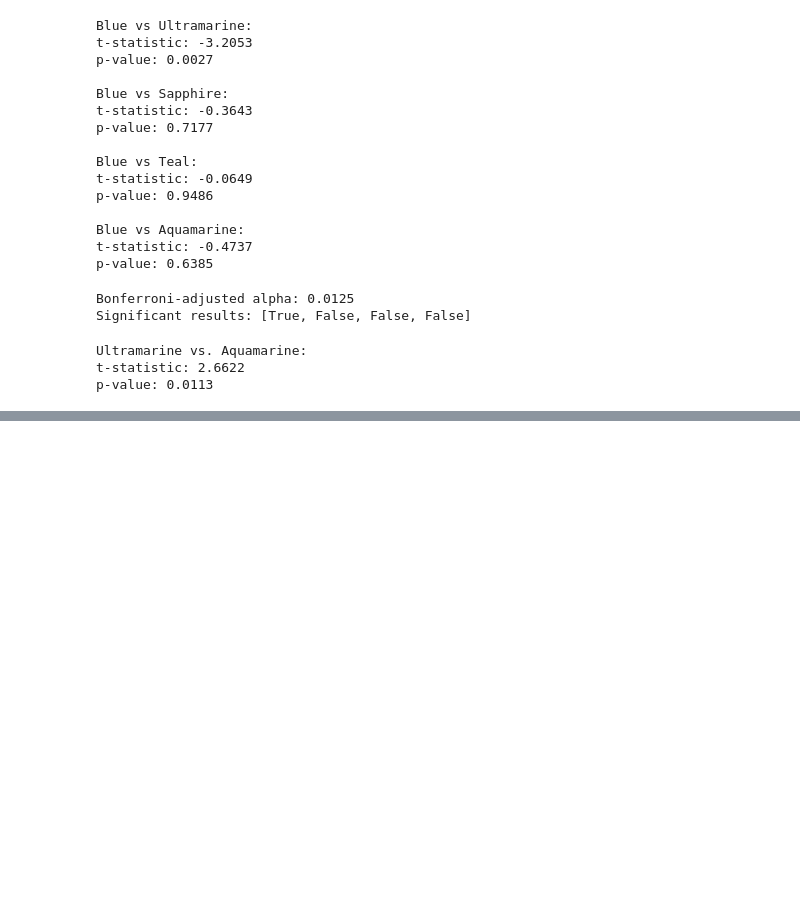
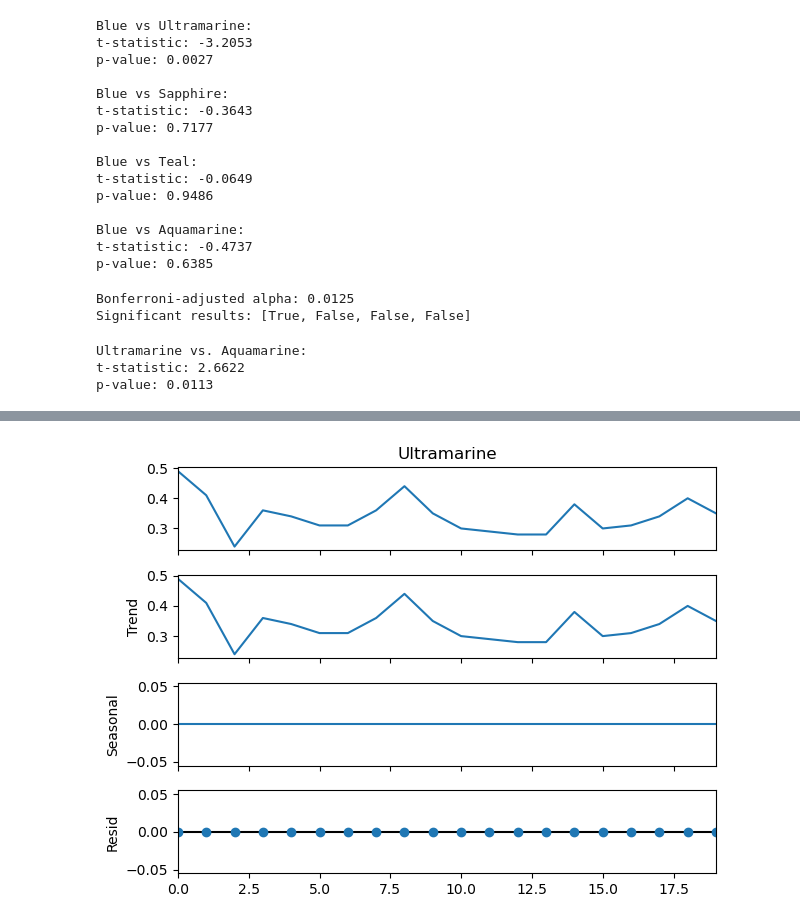
Before and after one commit to tacotuesday/assessing-ad-clicks, a Jupyter notebook: notebooks/assessing_ad_clicks.ipynb, the cells around one changed output, grey strips where cells are left out. Cells and saved outputs as stored; diff of their text form; code cells hidden in the pictures; blank space fills up the shorter version.

```diff
--- a/notebooks/assessing_ad_clicks.ipynb
+++ b/notebooks/assessing_ad_clicks.ipynb
@@ -382,0 +395,5 @@ It is worth noting that the choice of analysis may have affected the statistical
+# %%
+u_decompose.plot()
+plt.show()
+# %% [output]
+[figure, added]
```
Also changed, not shown: parts of 6 cells of this notebook.
